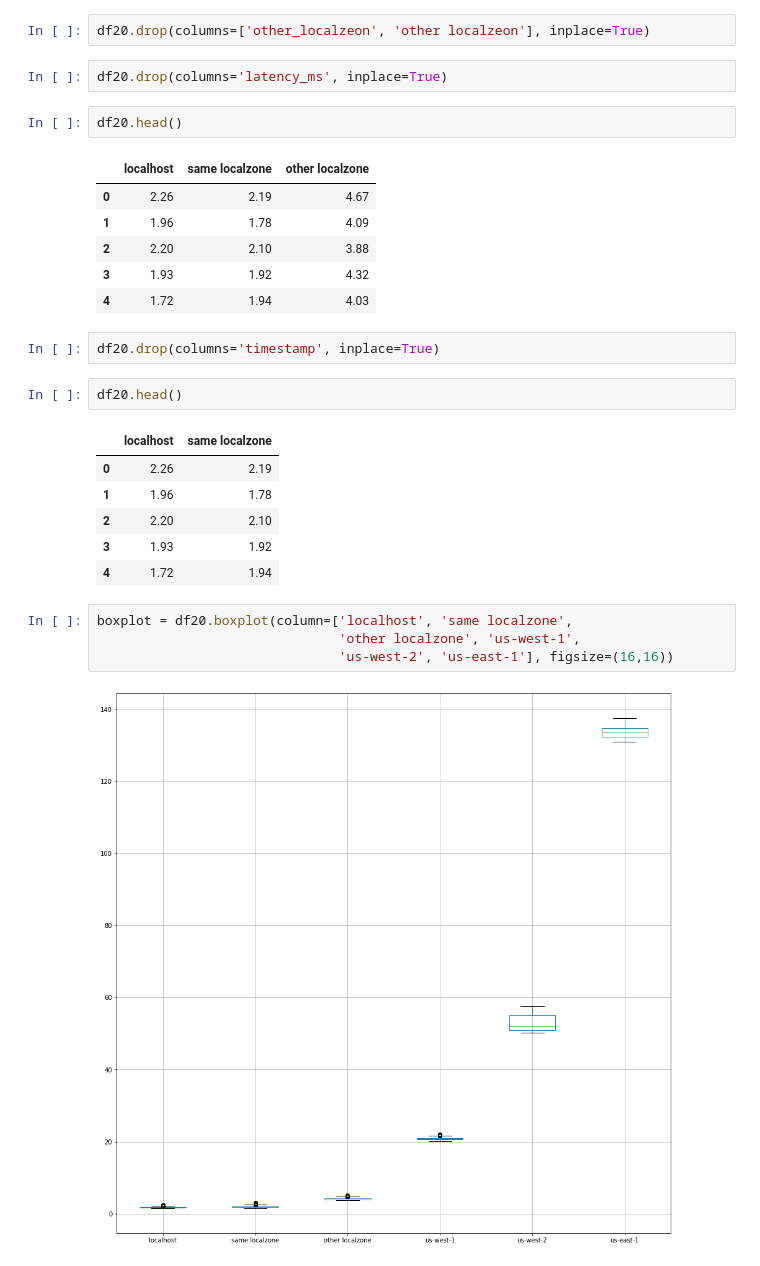
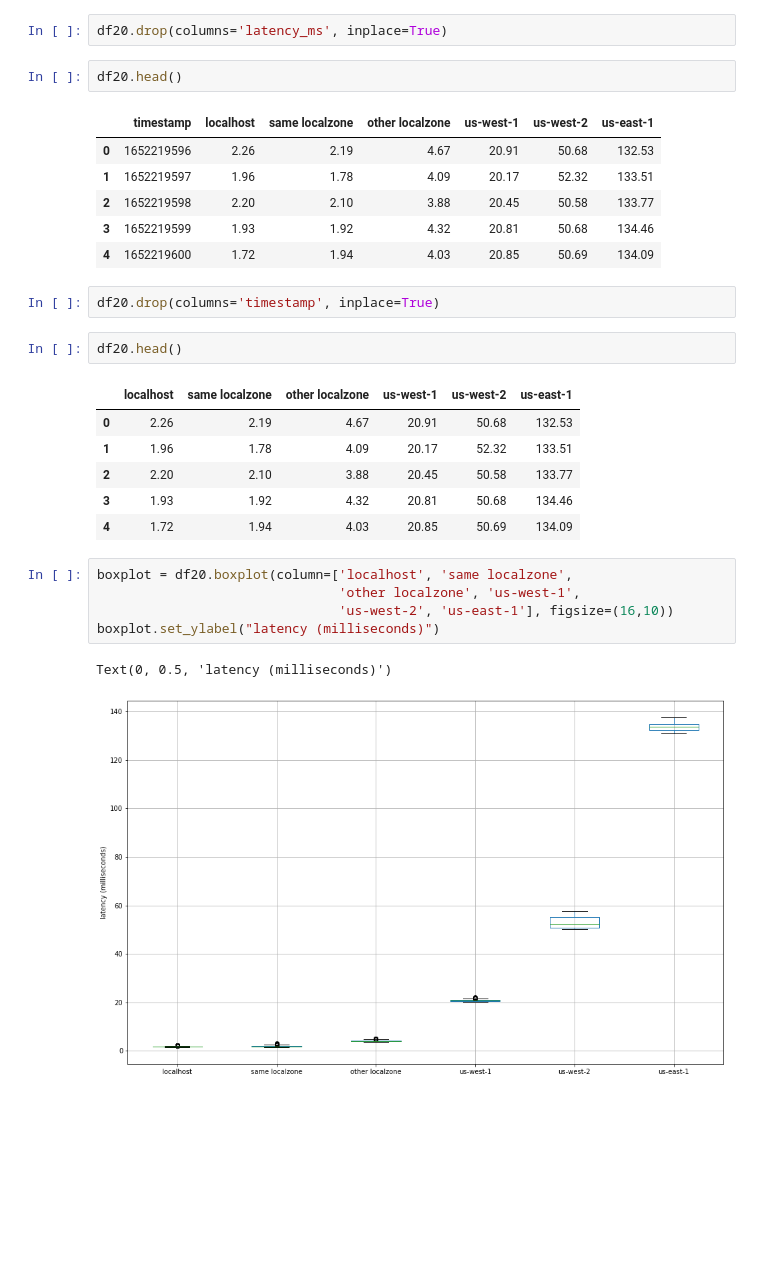
Before and after one commit to ericmelz/pinger-parser, a Jupyter notebook: jupyter/Pinger Parser Playground.ipynb, the cells around one changed output. Saved outputs shown, nothing was run; the diff lists cells and outputs as text; blank space fills up the shorter version.

Commit message:
add y-axis label to boxplot

```diff
--- a/jupyter/Pinger Parser Playground.ipynb
+++ b/jupyter/Pinger Parser Playground.ipynb
@@ -657,30 +657,30 @@ df20.head()
-# %%
-df20.drop(columns=['other_localzeon', 'other localzeon'], inplace=True)
 # %%
 df20.drop(columns='latency_ms', inplace=True)
 # %%
 df20.head()
 # %% [output]
-|  | localhost | same localzone | other localzone |
-| 0 | 2.26 | 2.19 | 4.67 |
-| 1 | 1.96 | 1.78 | 4.09 |
-| 2 | 2.20 | 2.10 | 3.88 |
-| 3 | 1.93 | 1.92 | 4.32 |
-| 4 | 1.72 | 1.94 | 4.03 |
+|  | timestamp | localhost | same localzone | other localzone | us-west-1 | us-west-2 | us-east-1 |
+| 0 | 1652219596 | 2.26 | 2.19 | 4.67 | 20.91 | 50.68 | 132.53 |
+| 1 | 1652219597 | 1.96 | 1.78 | 4.09 | 20.17 | 52.32 | 133.51 |
+| 2 | 1652219598 | 2.20 | 2.10 | 3.88 | 20.45 | 50.58 | 133.77 |
+| 3 | 1652219599 | 1.93 | 1.92 | 4.32 | 20.81 | 50.68 | 134.46 |
+| 4 | 1652219600 | 1.72 | 1.94 | 4.03 | 20.85 | 50.69 | 134.09 |
 # %%
 df20.drop(columns='timestamp', inplace=True)
 # %%
 df20.head()
 # %% [output]
-|  | localhost | same localzone |
-| 0 | 2.26 | 2.19 |
-| 1 | 1.96 | 1.78 |
-| 2 | 2.20 | 2.10 |
-| 3 | 1.93 | 1.92 |
-| 4 | 1.72 | 1.94 |
+|  | localhost | same localzone | other localzone | us-west-1 | us-west-2 | us-east-1 |
+| 0 | 2.26 | 2.19 | 4.67 | 20.91 | 50.68 | 132.53 |
+| 1 | 1.96 | 1.78 | 4.09 | 20.17 | 52.32 | 133.51 |
+| 2 | 2.20 | 2.10 | 3.88 | 20.45 | 50.58 | 133.77 |
+| 3 | 1.93 | 1.92 | 4.32 | 20.81 | 50.68 | 134.46 |
+| 4 | 1.72 | 1.94 | 4.03 | 20.85 | 50.69 | 134.09 |
 # %%
 boxplot = df20.boxplot(column=['localhost', 'same localzone',
                                'other localzone', 'us-west-1',
-                               'us-west-2', 'us-east-1'], figsize=(16,16))
+                               'us-west-2', 'us-east-1'], figsize=(16,10))
+boxplot.set_ylabel("latency (milliseconds)")
 # %% [output]
+Text(0, 0.5, 'latency (milliseconds)')
-[figure, old version]
+[figure, new version]
```
Also changed, not shown: parts of 1 cell of this notebook.
